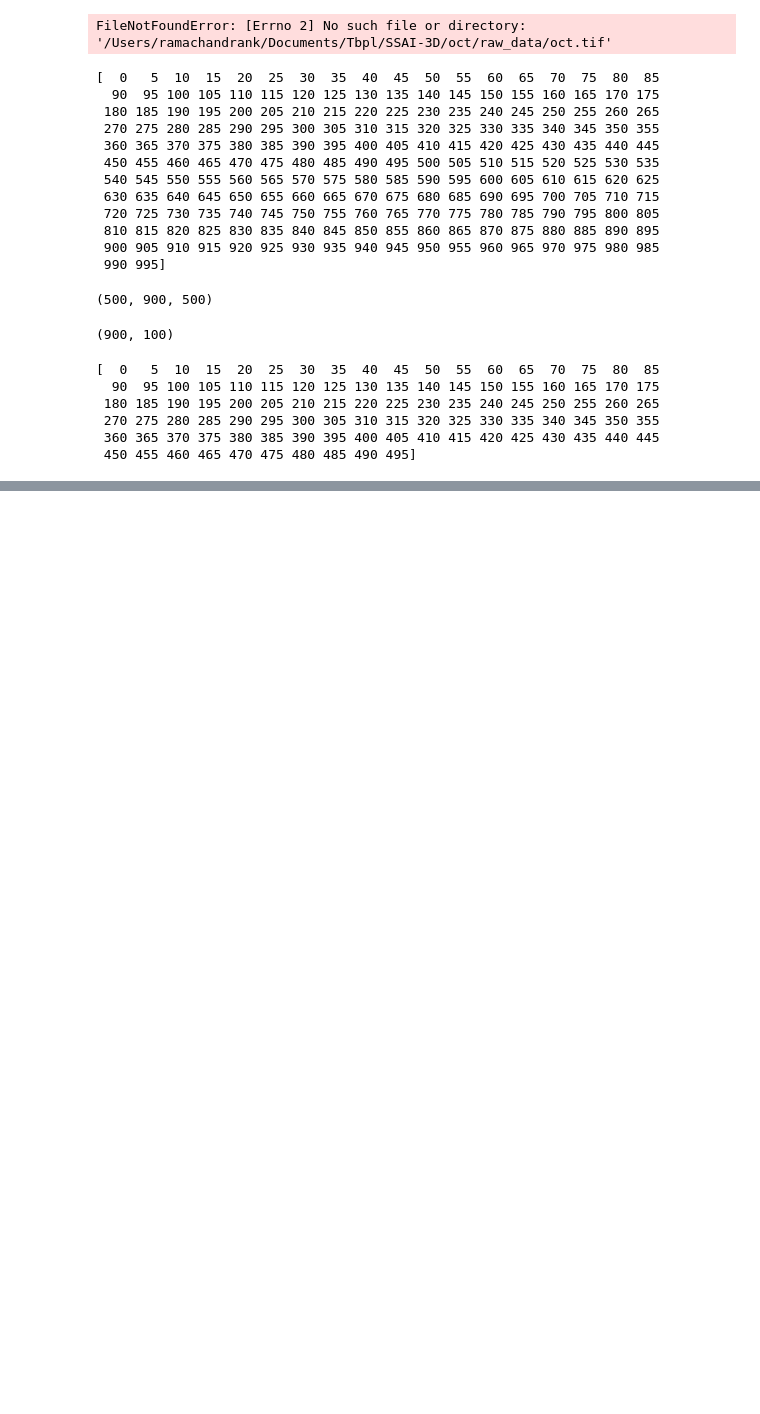
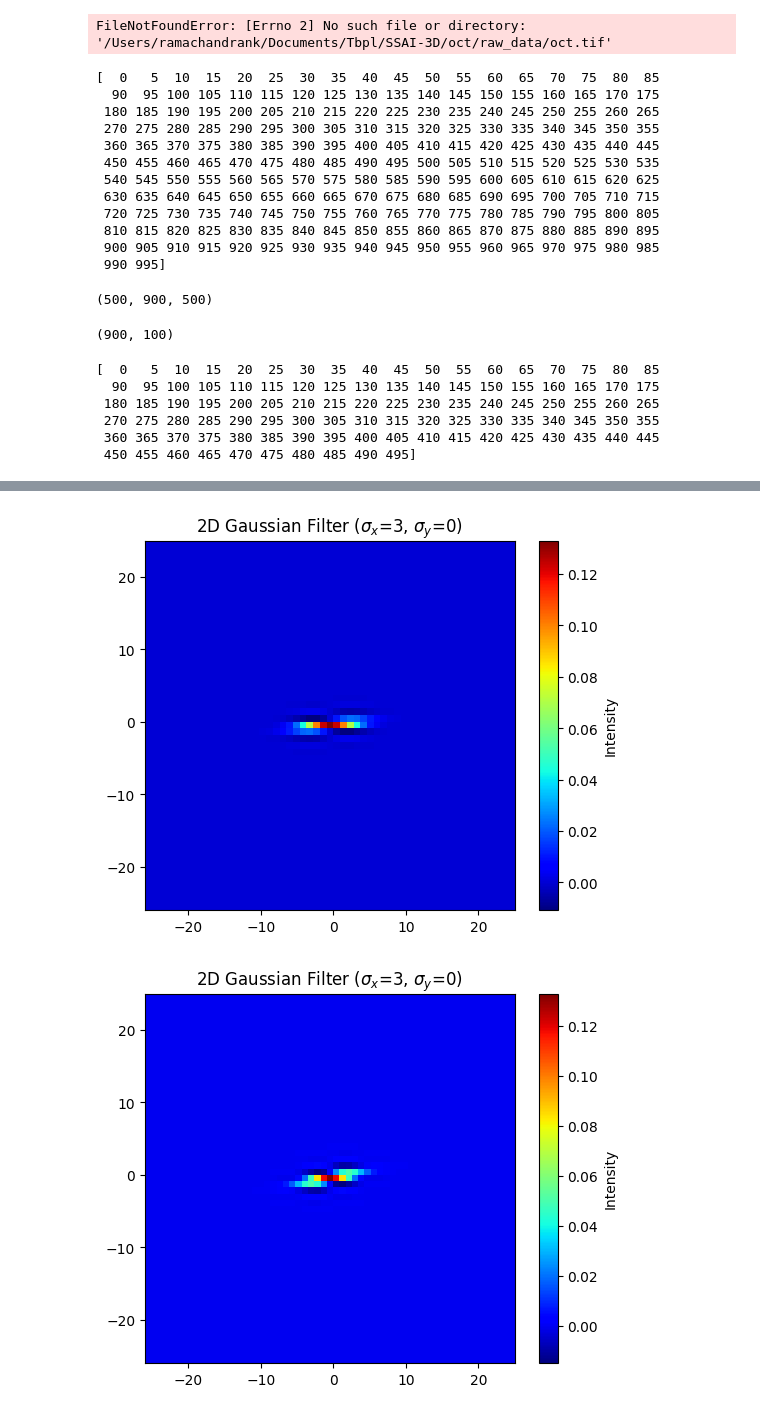
Before and after one commit to RamachandranKulothungan/SSAI-3D, a Jupyter notebook: oct/runs/custom_gaussian/custom_gaussian.ipynb, the cells around one changed output, grey strips where cells are left out. Cells and saved outputs as stored; diff of their text form; code cells hidden in the pictures; blank space fills up the shorter version.

```diff
--- a/oct/runs/custom_gaussian/custom_gaussian.ipynb
+++ b/oct/runs/custom_gaussian/custom_gaussian.ipynb
@@ -149,0 +166,14 @@ tifffile.imwrite(os.path.join("test", f'zs/xy.tiff'), img[x_center-200:x_center+
+# %%
+from scipy.ndimage import rotate
+angles = [5, 10, -5, -10, 0]
+
+for angle in angles:
+    rotated_filter = rotate(filtered, angle=angle)
+
+    plt.imshow(rotated_filter, cmap='jet', extent=[-size//2, size//2, -size//2, size//2])
+    plt.colorbar(label='Intensity')
+    plt.title(f"2D Gaussian Filter ($\sigma_x$={std_x}, $\sigma_y$={std_y})")
+    plt.show()
+# %% [output]
+[figure, added]
+[figure, added]
```
Also changed, not shown: parts of 2 cells of this notebook, 26 other files.
